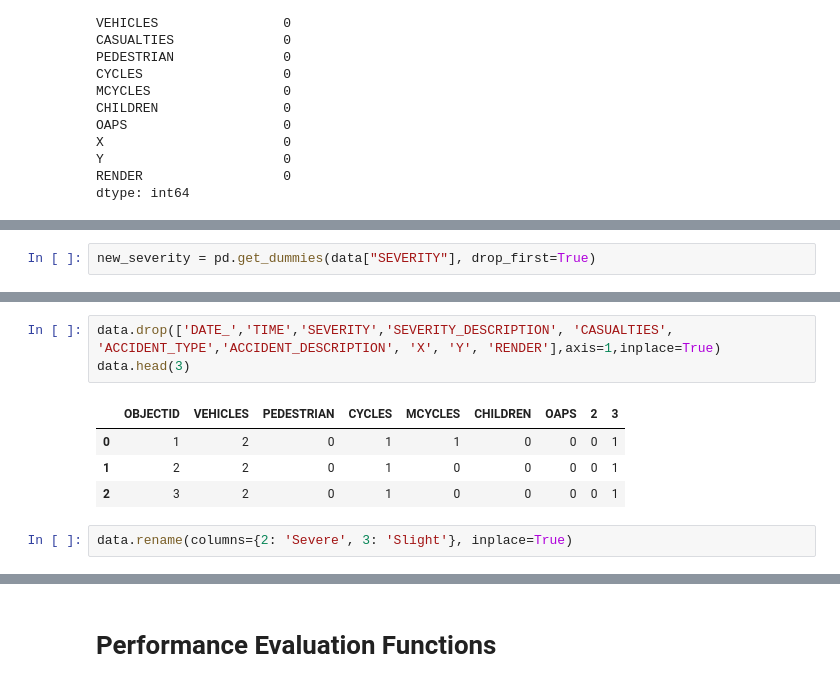
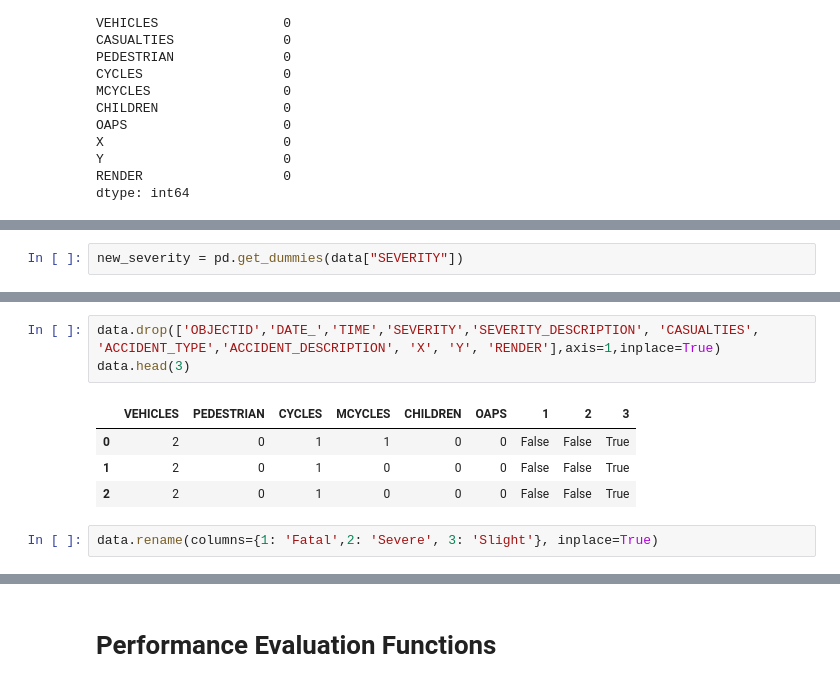
Before and after one commit to yaminshweyihtay/MachineLearning, a Jupyter notebook: dataPreProc.ipynb, the cells around one changed output, grey strips where cells are left out. Saved outputs shown, nothing was run; the diff lists cells and outputs as text.

Commit message:
Tweaking data preprocessing

```diff
--- a/dataPreProc.ipynb
+++ b/dataPreProc.ipynb
@@ -92,6 +92,6 @@ pd.get_dummies(data["SEVERITY"])
 4265 rows × 3 columns
 # %%
-new_severity = pd.get_dummies(data["SEVERITY"], drop_first=True)
+new_severity = pd.get_dummies(data["SEVERITY"])
 # %%
 data=pd.concat([data,new_severity],axis=1)
 data.head(3)
@@ -101,15 +101,15 @@ data.head(3)
 | 1 | 2 | 2017/02/02 00:00:00+00 | 1803 | 3 | Slight | J | Turning movement ¿ unidentified p... | ... |
 | 2 | 3 | 2017/02/03 00:00:00+00 | 2021 | 3 | Slight | J2 | Turning Movement from minor road | ... |
 # %%
-data.drop(['DATE_','TIME','SEVERITY','SEVERITY_DESCRIPTION', 'CASUALTIES', 'ACCIDENT_TYPE','ACCIDENT_DESCRIPTION', 'X', 'Y', 'RENDER'],axis=1,inplace=True)
+data.drop(['OBJECTID','DATE_','TIME','SEVERITY','SEVERITY_DESCRIPTION', 'CASUALTIES', 'ACCIDENT_TYPE','ACCIDENT_DESCRIPTION', 'X', 'Y', 'RENDER'],axis=1,inplace=True)
 data.head(3)
 # %% [output]
-|  | OBJECTID | VEHICLES | PEDESTRIAN | CYCLES | MCYCLES | CHILDREN | OAPS | 2 | 3 |
-| 0 | 1 | 2 | 0 | 1 | 1 | 0 | 0 | 0 | 1 |
-| 1 | 2 | 2 | 0 | 1 | 0 | 0 | 0 | 0 | 1 |
-| 2 | 3 | 2 | 0 | 1 | 0 | 0 | 0 | 0 | 1 |
+|  | VEHICLES | PEDESTRIAN | CYCLES | MCYCLES | CHILDREN | OAPS | 1 | 2 | 3 |
+| 0 | 2 | 0 | 1 | 1 | 0 | 0 | False | False | True |
+| 1 | 2 | 0 | 1 | 0 | 0 | 0 | False | False | True |
+| 2 | 2 | 0 | 1 | 0 | 0 | 0 | False | False | True |
 # %%
-data.rename(columns={2: 'Severe', 3: 'Slight'}, inplace=True)
+data.rename(columns={1: 'Fatal',2: 'Severe', 3: 'Slight'}, inplace=True)
 # %%
 data.head(3)
 # %% [output]
```
Also changed, not shown: parts of 3 cells of this notebook, 1 other file.
